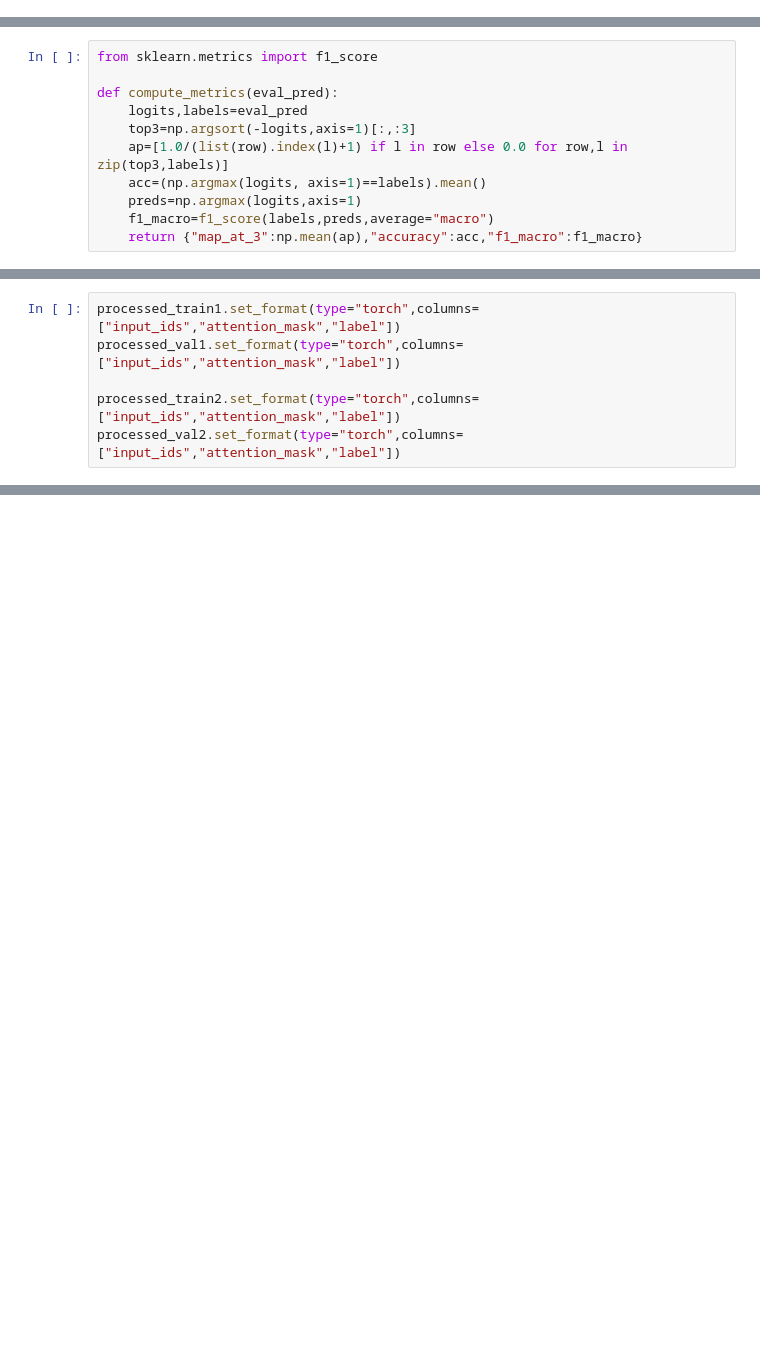
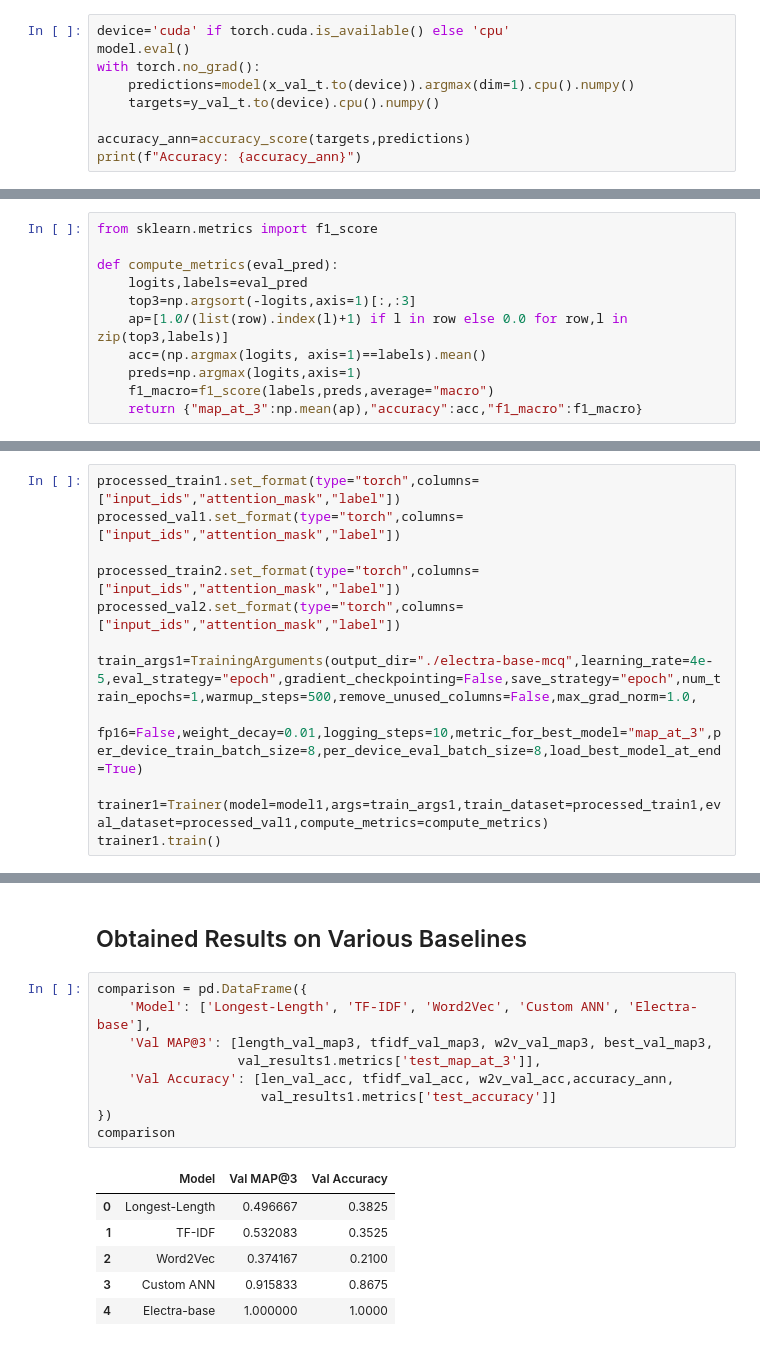
Before and after one commit to chay123-crypto/mcq-solver-transformers, a Jupyter notebook: DL-24f2002314-notebook-t22026.ipynb, the cells around one changed output, grey strips where cells are left out. Cells and saved outputs as stored; diff of their text form; blank space fills up the shorter version.

```diff
--- a/DL-24f2002314-notebook-t22026.ipynb
+++ b/DL-24f2002314-notebook-t22026.ipynb
@@ -614 +696,10 @@ Early stopping at epoch 67
 <All keys matched successfully>
+# %%
+device='cuda' if torch.cuda.is_available() else 'cpu'
+model.eval()
+with torch.no_grad():
+    predictions=model(x_val_t.to(device)).argmax(dim=1).cpu().numpy()
+    targets=y_val_t.to(device).cpu().numpy()
+
+accuracy_ann=accuracy_score(targets,predictions)
+print(f"Accuracy: {accuracy_ann}")
@@ -738,3 +831,9 @@ processed_val1.set_format(type="torch",columns=["input_ids","attention_mask","la
 
 processed_train2.set_format(type="torch",columns=["input_ids","attention_mask","label"])
 processed_val2.set_format(type="torch",columns=["input_ids","attention_mask","label"])
+
+train_args1=TrainingArguments(output_dir="./electra-base-mcq",learning_rate=4e-5,eval_strategy="epoch",gradient_checkpointing=False,save_strategy="epoch",num_train_epochs=1,warmup_steps=500,remove_unused_columns=False,max_grad_norm=1.0,
+                             fp16=False,weight_decay=0.01,logging_steps=10,metric_for_best_model="map_at_3",per_device_train_batch_size=8,per_device_eval_batch_size=8,load_best_model_at_end=True)
+
+trainer1=Trainer(model=model1,args=train_args1,train_dataset=processed_train1,eval_dataset=processed_val1,compute_metrics=compute_metrics)
+trainer1.train()
@@ -829,0 +930,18 @@ print(score2)
+# %% [markdown]
+## Obtained Results on Various Baselines
+# %%
+comparison = pd.DataFrame({
+    'Model': ['Longest-Length', 'TF-IDF', 'Word2Vec', 'Custom ANN', 'Electra-base'],
+    'Val MAP@3': [length_val_map3, tfidf_val_map3, w2v_val_map3, best_val_map3,
+                  val_results1.metrics['test_map_at_3']],
+    'Val Accuracy': [len_val_acc, tfidf_val_acc, w2v_val_acc,accuracy_ann,
+                     val_results1.metrics['test_accuracy']]
+})
+comparison
+# %% [output]
+|  | Model | Val MAP@3 | Val Accuracy |
+| 0 | Longest-Length | 0.496667 | 0.3825 |
+| 1 | TF-IDF | 0.532083 | 0.3525 |
+| 2 | Word2Vec | 0.374167 | 0.2100 |
+| 3 | Custom ANN | 0.915833 | 0.8675 |
+| 4 | Electra-base | 1.000000 | 1.0000 |
```
Also changed, not shown: parts of 80 cells of this notebook.
